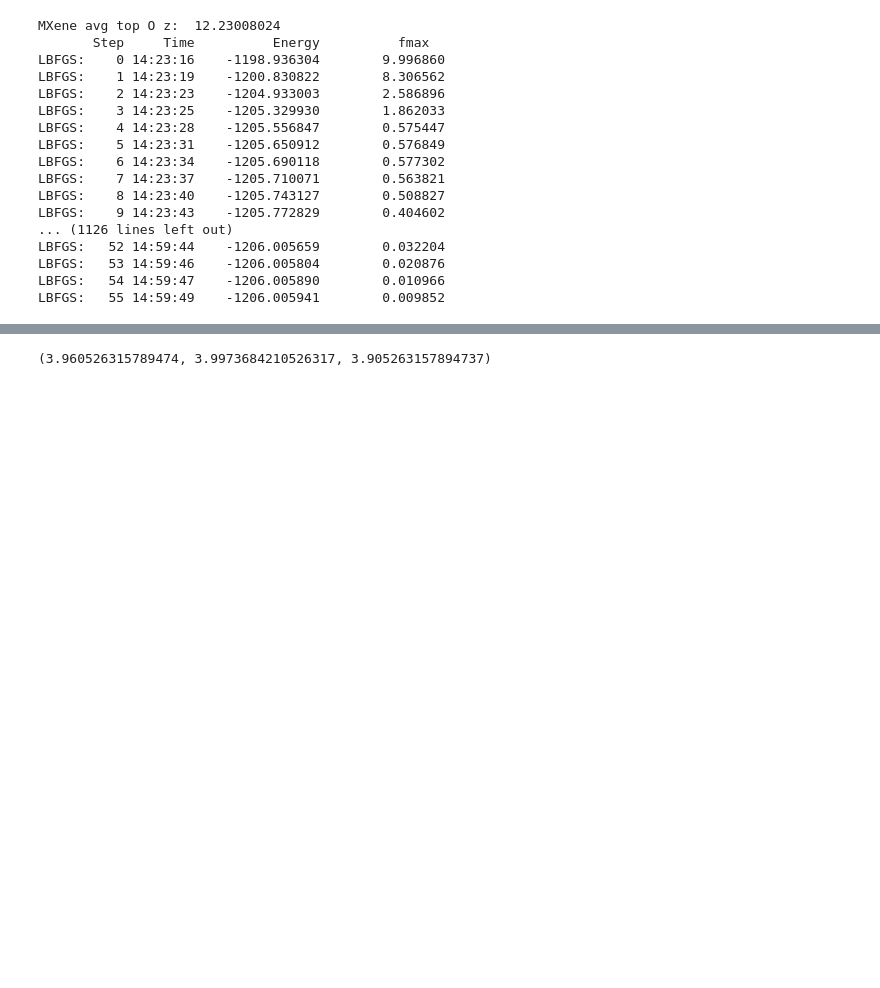
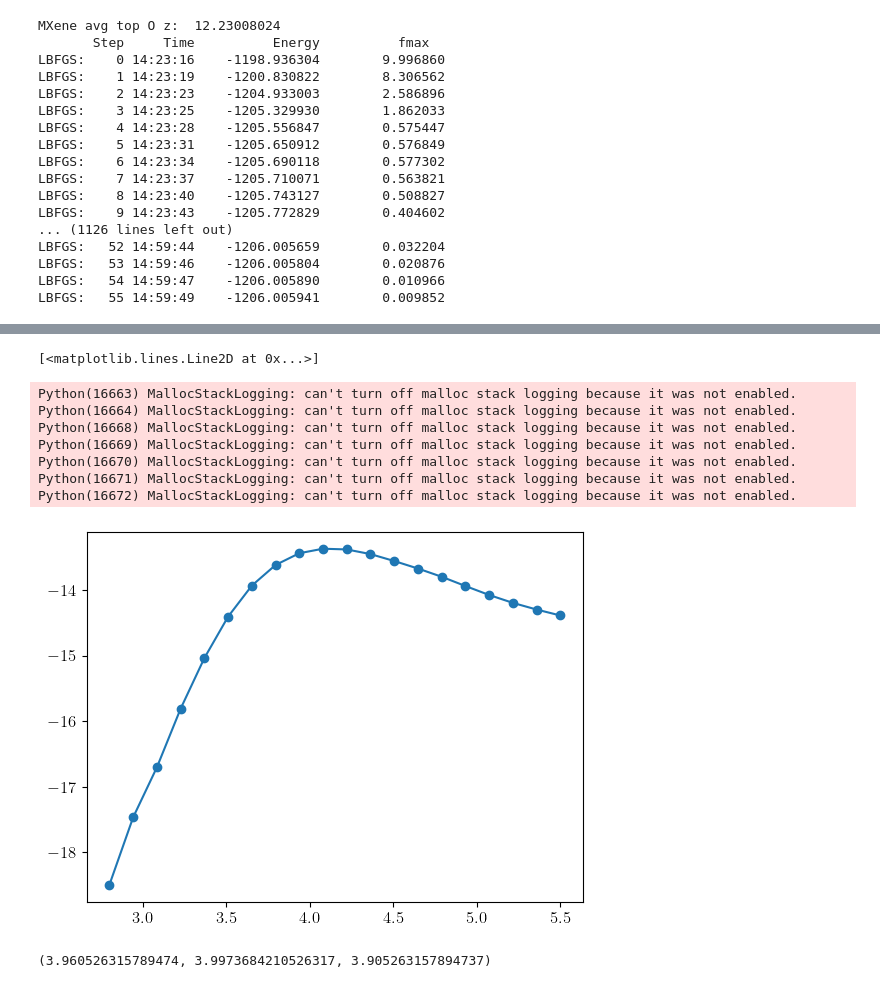
Before and after one commit to joehart2001/WA_MACE-MP-0, a Jupyter notebook: adhesion_energy.ipynb, the cells around one changed output, grey strips where cells are left out. Cells and saved outputs as stored; diff of their text form; code cells hidden in the pictures; blank space fills up the shorter version.

```diff
--- a/adhesion_energy.ipynb
+++ b/adhesion_energy.ipynb
@@ -1284,11 +1280,11 @@ for i in d_max:
     het = constrain_spacing(het)
 
     #het.calc = macemp
-    het.calc = macemp_omat
+    het.calc = macemp_omat_noD
     optimiser = LBFGS(het)
     optimiser.run(fmax=0.01, steps=5000)
 
-    filename = f"adhesion_relax/flip_maximum_opt_mg_omat_{i:.2f}".replace('.', '_')
+    filename = f"adhesion_relax/flip_noD_opt_mg_omat_{i:.2f}".replace('.', '_')
     io.write(filename + ".xyz", het)
 
     ad_energy_omat.append(adhesion_energy(mxene_relaxed_flip_omat, graphene_atoms, het))
@@ -1322,11 +1319,11 @@ for i in d_max:
     het = constrain_spacing(het)
 
     #het.calc = macemp
-    het.calc = macemp_omat
+    het.calc = macemp_omat_noD
     optimiser = LBFGS(het)
     optimiser.run(fmax=0.01, steps=5000)
 
-    filename = f"adhesion_relax/flip_maximum_opt_mgo_omat_{i:.2f}".replace('.', '_')
+    filename = f"adhesion_relax/flip_noD_opt_mgo_omat_{i:.2f}".replace('.', '_')
     io.write(filename + ".xyz", het)
 
     ad_energy_go_omat.append(adhesion_energy(mxene_relaxed_flip_omat, go_omat_relax, het))
@@ -1354,17 +1351,17 @@ goh_omat_relax.calc = macemp_omat
 
 ad_energy_goh_omat = []
 
-for i in d_max:
+for i in d:
     het = create_heterostructure(mxene_relaxed_flip_omat, goh_omat_relax, height=i)
 
     het = constrain_spacing(het)
 
     #het.calc = macemp
-    het.calc = macemp_omat
+    het.calc = macemp_omat_noD
     optimiser = LBFGS(het)
     optimiser.run(fmax=0.01, steps=5000)
 
-    filename = f"adhesion_relax/flip_maximum_opt_mgoh_omat_{i:.2f}".replace('.', '_')
+    filename = f"adhesion_relax/flip_noD_opt_mgoh_omat_{i:.2f}".replace('.', '_')
     io.write(filename + ".xyz", het)
 
     ad_energy_goh_omat.append(adhesion_energy(mxene_relaxed_flip_omat, goh_omat_relax, het))
@@ -1389,3 +1386,23 @@ LBFGS:   73 13:53:10    -1210.812223        0.009966
+# %%
+file_list = glob.glob("adhesion_relax/flip_noD_opt_mgoh_omat_*.xyz")
+file_list.sort(key=natural_sort_key)
+ad_energy_mgoh_omat_flip_max = []
+for filename in file_list:
+    mxene_relaxed.calc = macemp_omat_noD
+    goh_omat_relax.calc = macemp_omat_noD
+    ad_energy_mgoh_omat_flip_max.append(adhesion_energy(mxene_relaxed_flip_omat, goh_omat_relax, io.read(filename)))
+# %%
+plt.plot(d, ad_energy_mgoh_omat_flip_max, marker="o", label = 'mgoh')
+# %% [output]
+[<matplotlib.lines.Line2D at 0x...>]
+Python(16663) MallocStackLogging: can't turn off malloc stack logging because it was not enabled.
+Python(16664) MallocStackLogging: can't turn off malloc stack logging because it was not enabled.
+Python(16668) MallocStackLogging: can't turn off malloc stack logging because it was not enabled.
+Python(16669) MallocStackLogging: can't turn off malloc stack logging because it was not enabled.
+Python(16670) MallocStackLogging: can't turn off malloc stack logging because it was not enabled.
+Python(16671) MallocStackLogging: can't turn off malloc stack logging because it was not enabled.
+Python(16672) MallocStackLogging: can't turn off malloc stack logging because it was not enabled.
+[figure, added]
 # %%
 # mg mace omat
 file_list = glob.glob("adhesion_relax/flip_maximum_opt_mg_omat_*.xyz")
```
Also changed, not shown: parts of 4 cells of this notebook, 2 other files.
